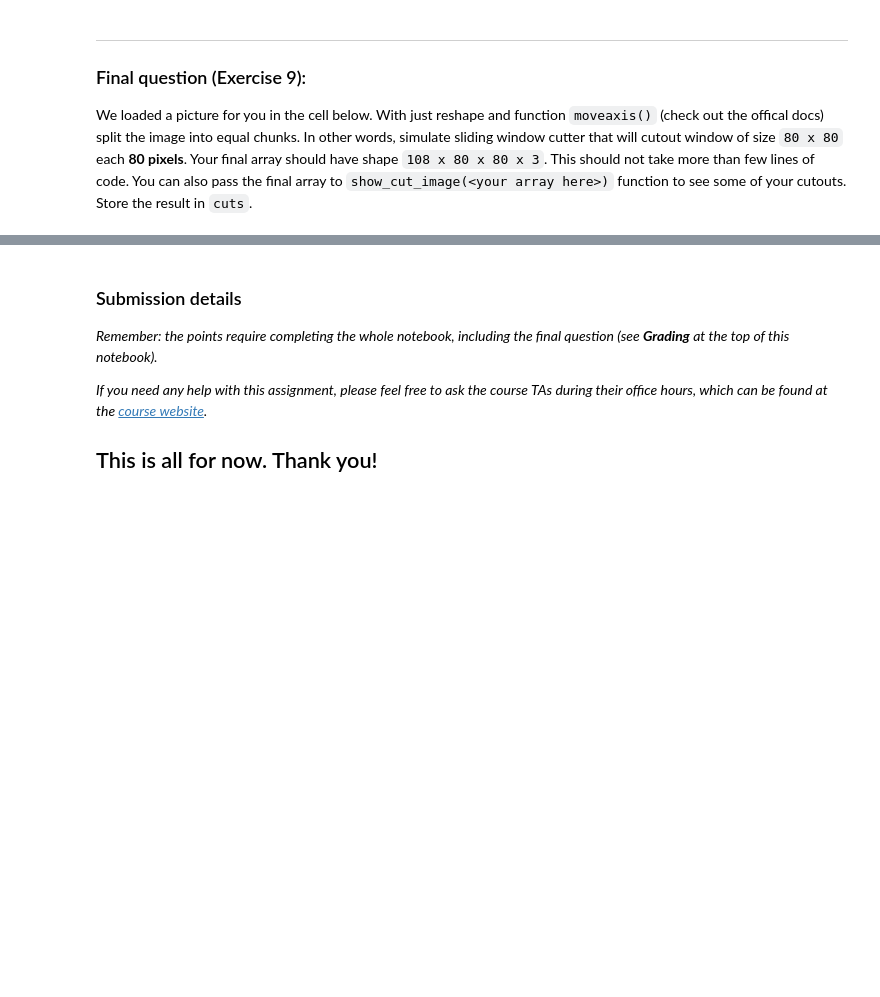
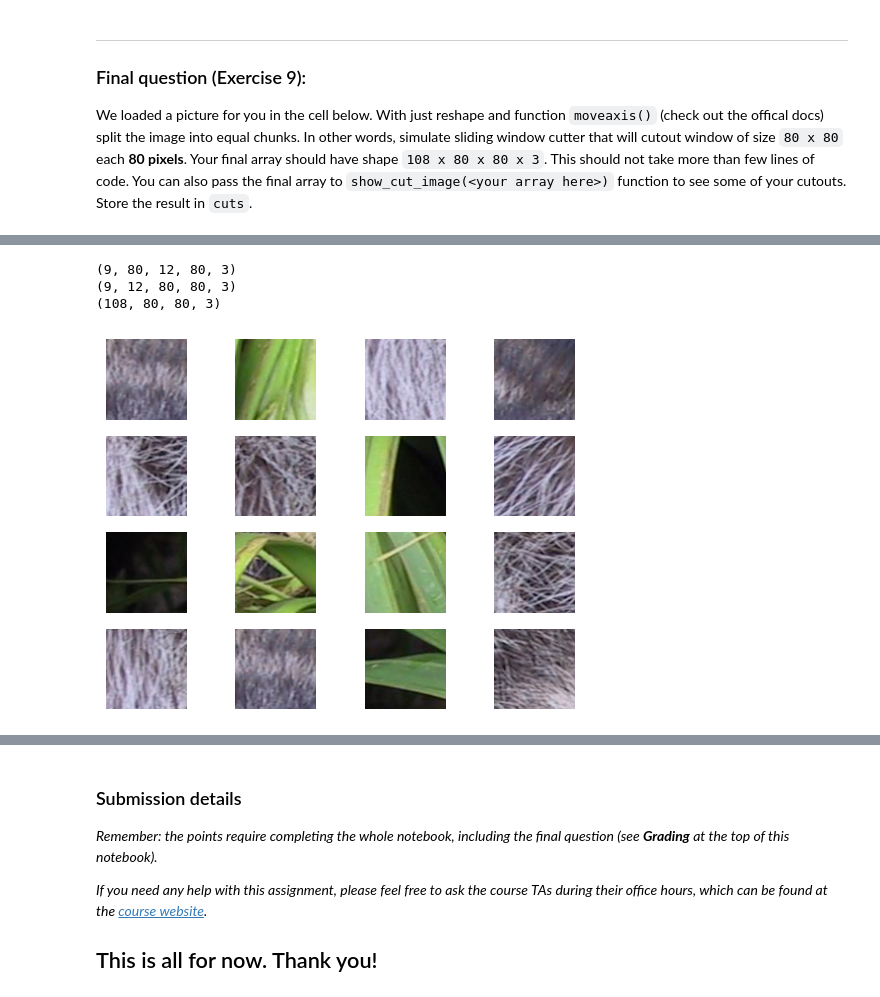
Before and after one commit to tibor-cernak/ml_exercises, a Jupyter notebook: assignment1/numpy.ipynb, the cells around one changed output, grey strips where cells are left out. Cells and saved outputs as stored; diff of their text form; code cells hidden in the pictures; blank space fills up the shorter version.

```diff
--- a/assignment1/numpy.ipynb
+++ b/assignment1/numpy.ipynb
@@ -750,2 +775,21 @@ cuts = ...
+# %%
+# RESHAPE AND ROLL HERE
+
+WINDOW_SIZE = 80
+n_height_chunks = int(img.shape[0] / WINDOW_SIZE)
+n_width_chunks = int(img.shape[1] / WINDOW_SIZE)
+cuts = img.reshape(n_height_chunks, WINDOW_SIZE, n_width_chunks, WINDOW_SIZE, 3)
+print(cuts.shape)
+cuts = np.moveaxis(cuts, 2, 1)
+print(cuts.shape)
+cuts = cuts.reshape(n_height_chunks * n_width_chunks, WINDOW_SIZE, WINDOW_SIZE, 3)
+print(cuts.shape)
+
+show_cut_image(cuts)
+# %% [output]
+(9, 80, 12, 80, 3)
+(9, 12, 80, 80, 3)
+(108, 80, 80, 3)
+[figure, added]
 # %%
 grader.check("q9_sliding_window")
```
Also changed, not shown: parts of 16 cells of this notebook, 1 other file.
